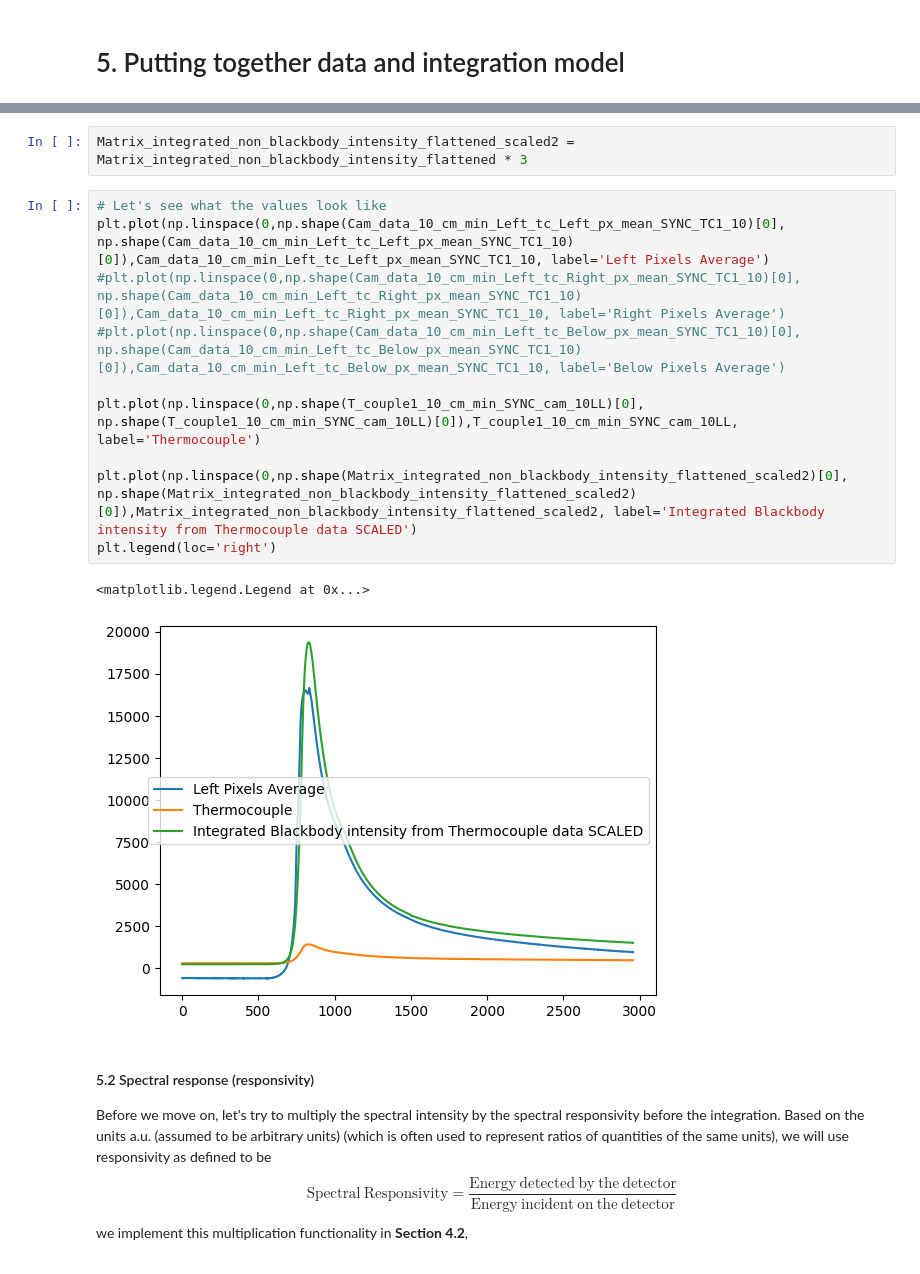
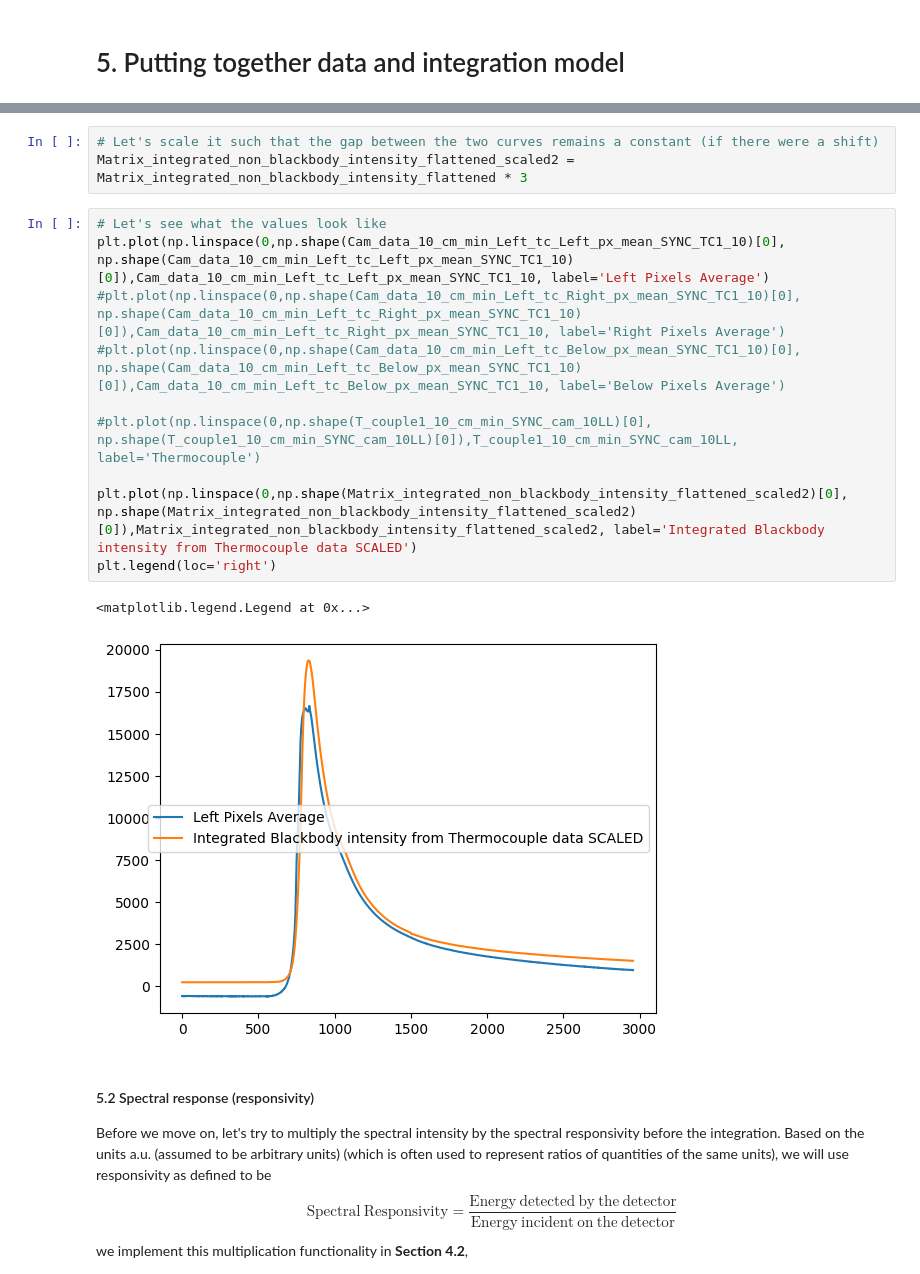
Before and after one commit to KaushalTimilsina/ResearchProject, a Jupyter notebook: Integration.ipynb, the cells around one changed output, grey strips where cells are left out. Cells and saved outputs as stored; diff of their text form.

```diff
--- a/Integration.ipynb
+++ b/Integration.ipynb
@@ -4222,18 +4250,19 @@ plt.legend(loc='right')
 # %%
+# Let's scale it such that the gap between the two curves remains a constant (if there were a shift)
 Matrix_integrated_non_blackbody_intensity_flattened_scaled2 = Matrix_integrated_non_blackbody_intensity_flattened * 3
 # %%
 # Let's see what the values look like
 plt.plot(np.linspace(0,np.shape(Cam_data_10_cm_min_Left_tc_Left_px_mean_SYNC_TC1_10)[0], np.shape(Cam_data_10_cm_min_Left_tc_Left_px_mean_SYNC_TC1_10)[0]),Cam_data_10_cm_min_Left_tc_Left_px_mean_SYNC_TC1_10, label='Left Pixels Average')
 #plt.plot(np.linspace(0,np.shape(Cam_data_10_cm_min_Left_tc_Right_px_mean_SYNC_TC1_10)[0], np.shape(Cam_data_10_cm_min_Left_tc_Right_px_mean_SYNC_TC1_10)[0]),Cam_data_10_cm_min_Left_tc_Right_px_mean_SYNC_TC1_10, label='Right Pixels Average')
 #plt.plot(np.linspace(0,np.shape(Cam_data_10_cm_min_Left_tc_Below_px_mean_SYNC_TC1_10)[0], np.shape(Cam_data_10_cm_min_Left_tc_Below_px_mean_SYNC_TC1_10)[0]),Cam_data_10_cm_min_Left_tc_Below_px_mean_SYNC_TC1_10, label='Below Pixels Average')
 
-plt.plot(np.linspace(0,np.shape(T_couple1_10_cm_min_SYNC_cam_10LL)[0], np.shape(T_couple1_10_cm_min_SYNC_cam_10LL)[0]),T_couple1_10_cm_min_SYNC_cam_10LL, label='Thermocouple')
+#plt.plot(np.linspace(0,np.shape(T_couple1_10_cm_min_SYNC_cam_10LL)[0], np.shape(T_couple1_10_cm_min_SYNC_cam_10LL)[0]),T_couple1_10_cm_min_SYNC_cam_10LL, label='Thermocouple')
 
 plt.plot(np.linspace(0,np.shape(Matrix_integrated_non_blackbody_intensity_flattened_scaled2)[0], np.shape(Matrix_integrated_non_blackbody_intensity_flattened_scaled2)[0]),Matrix_integrated_non_blackbody_intensity_flattened_scaled2, label='Integrated Blackbody intensity from Thermocouple data SCALED')
 plt.legend(loc='right')
 # %% [output]
 <matplotlib.legend.Legend at 0x...>
-[figure, old version]
+[figure, new version]
 # %% [markdown]
 #### 5.2 Spectral response (responsivity)
 Before we move on, let's try to multiply the spectral intensity by the spectral responsivity before the integration.
```
Also changed, not shown: parts of 70 cells of this notebook.
